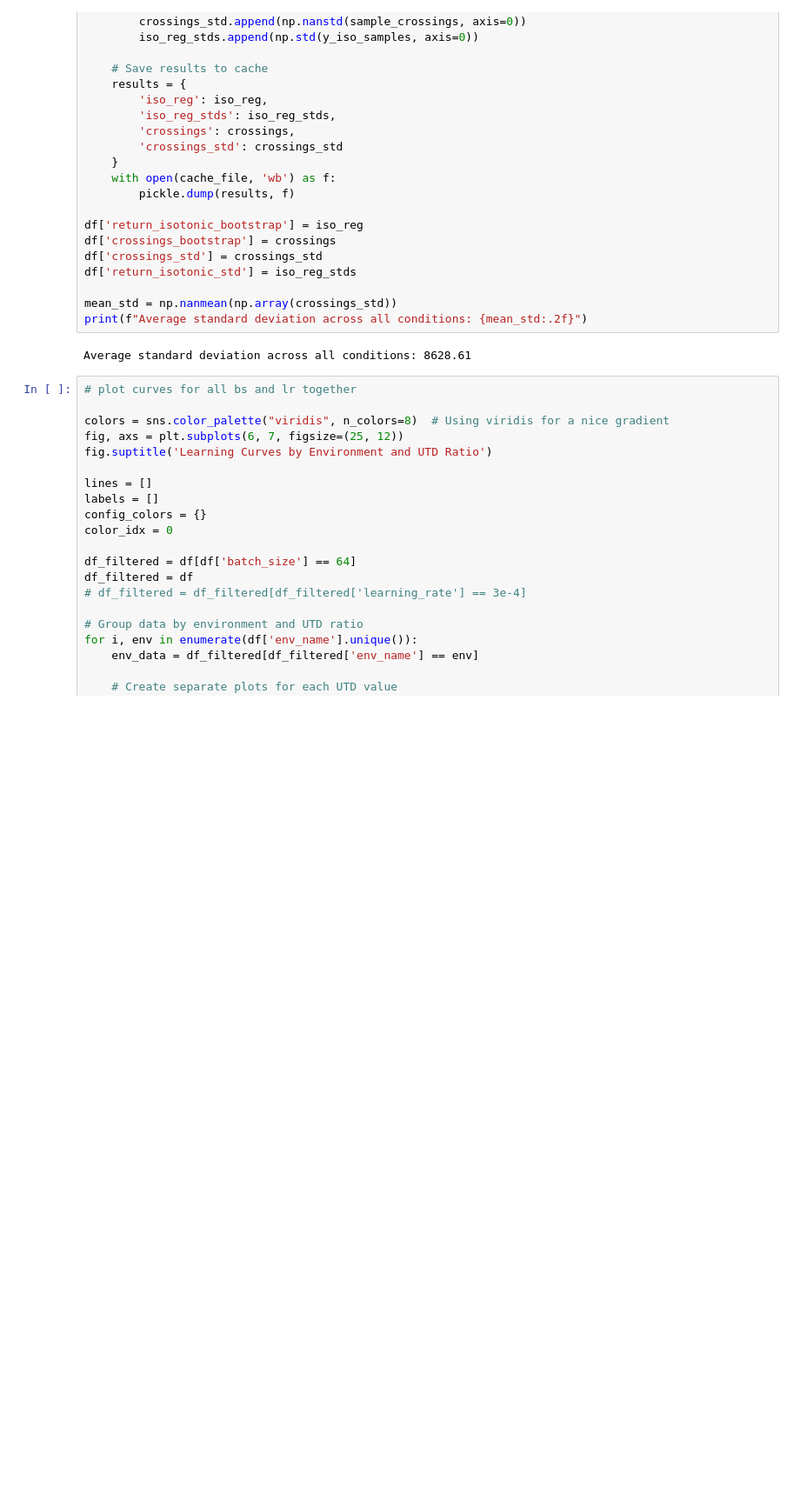
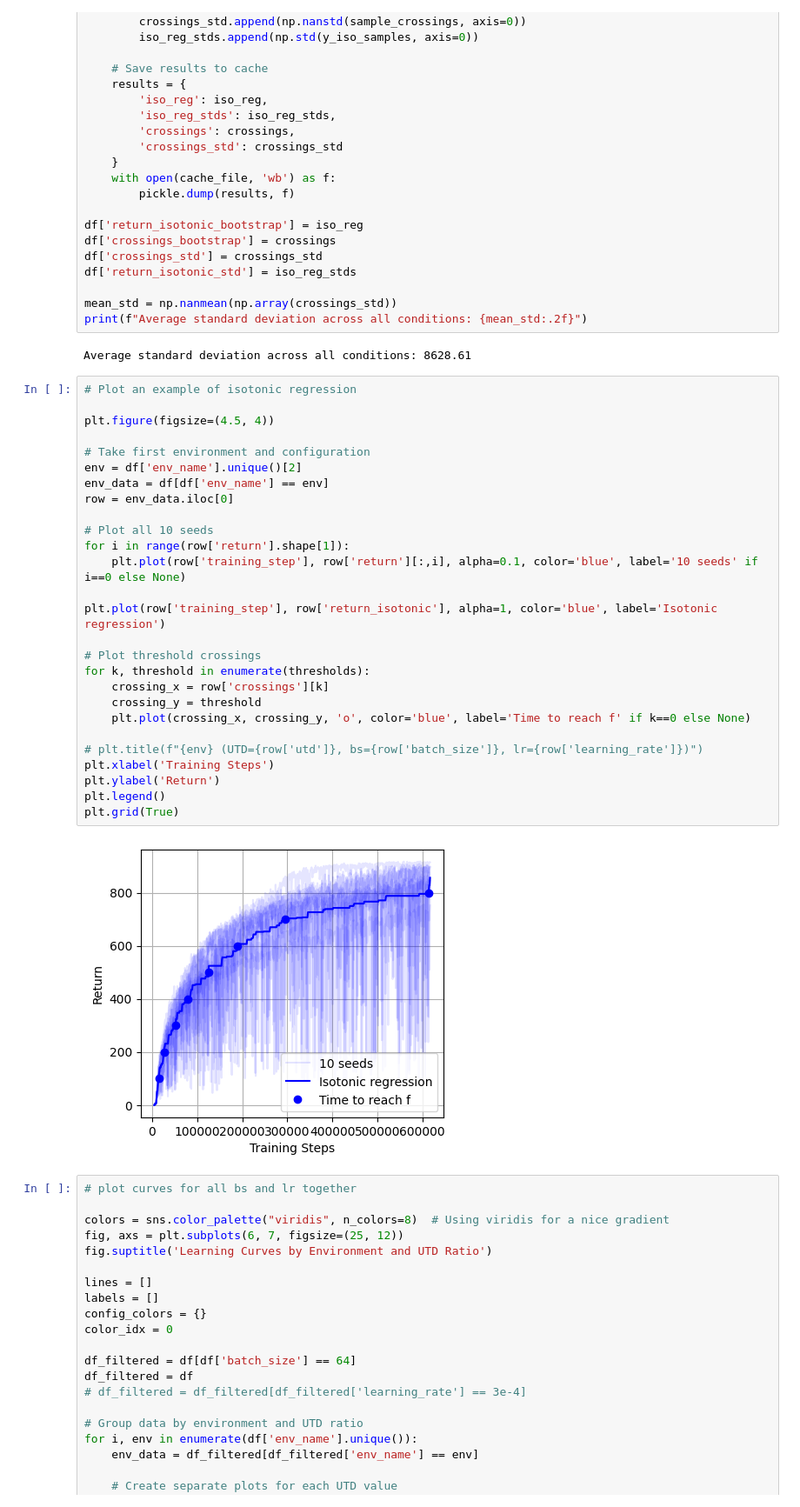
Before and after one commit to orybkin/taskmaster, a Jupyter notebook: isaacgymenvs/qscaled/dmc_data5_fits.ipynb, the cells around one changed output. Shown at 87% size. Cells and saved outputs as stored; diff of their text form; blank space fills up the shorter version.

```diff
--- a/isaacgymenvs/qscaled/dmc_data5_fits.ipynb
+++ b/isaacgymenvs/qscaled/dmc_data5_fits.ipynb
@@ -195,6 +195,35 @@ mean_std = np.nanmean(np.array(crossings_std))
 print(f"Average standard deviation across all conditions: {mean_std:.2f}")
 # %% [output]
 Average standard deviation across all conditions: 8628.61
+# %%
+# Plot an example of isotonic regression
+
+plt.figure(figsize=(4.5, 4))
+
+# Take first environment and configuration
+env = df['env_name'].unique()[2]
+env_data = df[df['env_name'] == env]
+row = env_data.iloc[0]
+
+# Plot all 10 seeds
+for i in range(row['return'].shape[1]):
+    plt.plot(row['training_step'], row['return'][:,i], alpha=0.1, color='blue', label='10 seeds' if i==0 else None)
+
+plt.plot(row['training_step'], row['return_isotonic'], alpha=1, color='blue', label='Isotonic regression')
+
+# Plot threshold crossings
+for k, threshold in enumerate(thresholds):
+    crossing_x = row['crossings'][k]
+    crossing_y = threshold
+    plt.plot(crossing_x, crossing_y, 'o', color='blue', label='Time to reach f' if k==0 else None)
+
+# plt.title(f"{env} (UTD={row['utd']}, bs={row['batch_size']}, lr={row['learning_rate']})")
+plt.xlabel('Training Steps')
+plt.ylabel('Return')
+plt.legend()
+plt.grid(True)
+# %% [output]
+[figure, added]
 # %%
 # plot curves for all bs and lr together
 
```
Also changed, not shown: parts of 14 cells of this notebook, 1 other file.
